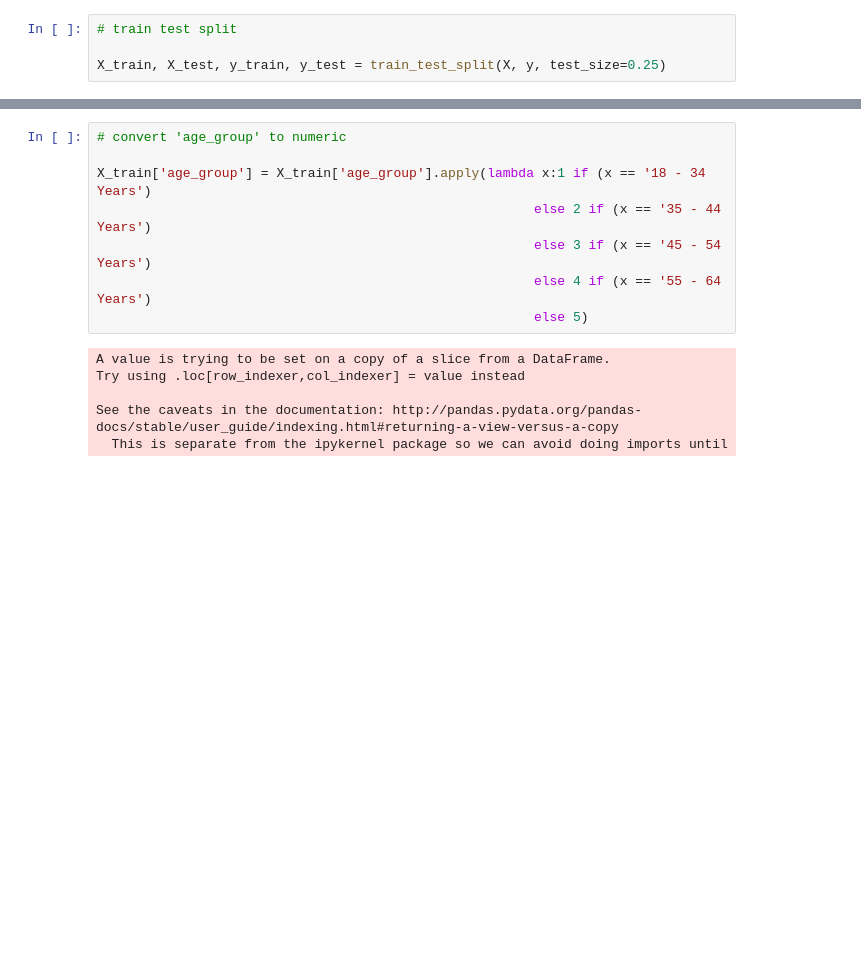
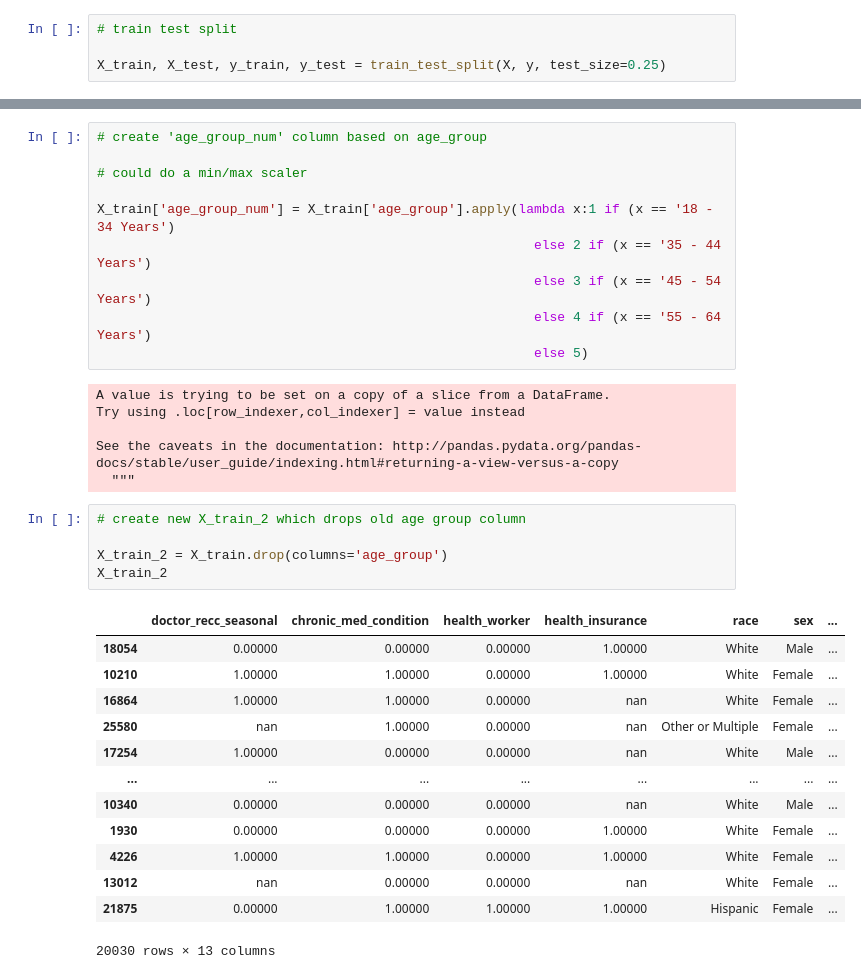
Before and after one commit to lilisbeit/Targeted-Flu-Vaccination-Outreach, a Jupyter notebook: Untitled.ipynb, the cells around one changed output, grey strips where cells are left out. Saved outputs shown, nothing was run; the diff lists cells and outputs as text; blank space fills up the shorter version.

```diff
--- a/Untitled.ipynb
+++ b/Untitled.ipynb
@@ -280,8 +282,10 @@ pvmttkik      74
 Name: employment_occupation, dtype: int64
 # %%
-# convert 'age_group' to numeric
+# create 'age_group_num' column based on age_group
 
-X_train['age_group'] = X_train['age_group'].apply(lambda x:1 if (x == '18 - 34 Years')
+# could do a min/max scaler
+
+X_train['age_group_num'] = X_train['age_group'].apply(lambda x:1 if (x == '18 - 34 Years')
                                                         else 2 if (x == '35 - 44 Years')
                                                         else 3 if (x == '45 - 54 Years')
                                                         else 4 if (x == '55 - 64 Years')
@@ -291,5 +295,24 @@ A value is trying to be set on a copy of a slice from a DataFrame.
 Try using .loc[row_indexer,col_indexer] = value instead
 
 See the caveats in the documentation: http://pandas.pydata.org/pandas-docs/stable/user_guide/indexing.html#returning-a-view-versus-a-copy
-  This is separate from the ipykernel package so we can avoid doing imports until
+  """
+# %%
+# create new X_train_2 which drops old age group column
+
+X_train_2 = X_train.drop(columns='age_group')
+X_train_2
+# %% [output]
+|  | doctor_recc_seasonal | chronic_med_condition | health_worker | health_insurance | race | sex | ... |
+| 18054 | 0.00000 | 0.00000 | 0.00000 | 1.00000 | White | Male | ... |
+| 10210 | 1.00000 | 1.00000 | 0.00000 | 1.00000 | White | Female | ... |
+| 16864 | 1.00000 | 1.00000 | 0.00000 | nan | White | Female | ... |
+| 25580 | nan | 1.00000 | 0.00000 | nan | Other or Multiple | Female | ... |
+| 17254 | 1.00000 | 0.00000 | 0.00000 | nan | White | Male | ... |
+| ... | ... | ... | ... | ... | ... | ... | ... |
+| 10340 | 0.00000 | 0.00000 | 0.00000 | nan | White | Male | ... |
+| 1930 | 0.00000 | 0.00000 | 0.00000 | 1.00000 | White | Female | ... |
+| 4226 | 1.00000 | 1.00000 | 0.00000 | 1.00000 | White | Female | ... |
+| 13012 | nan | 0.00000 | 0.00000 | nan | White | Female | ... |
+| 21875 | 0.00000 | 1.00000 | 1.00000 | 1.00000 | Hispanic | Female | ... |
+20030 rows × 13 columns
 # %%
```
Also changed, not shown: parts of 59 cells of this notebook.
